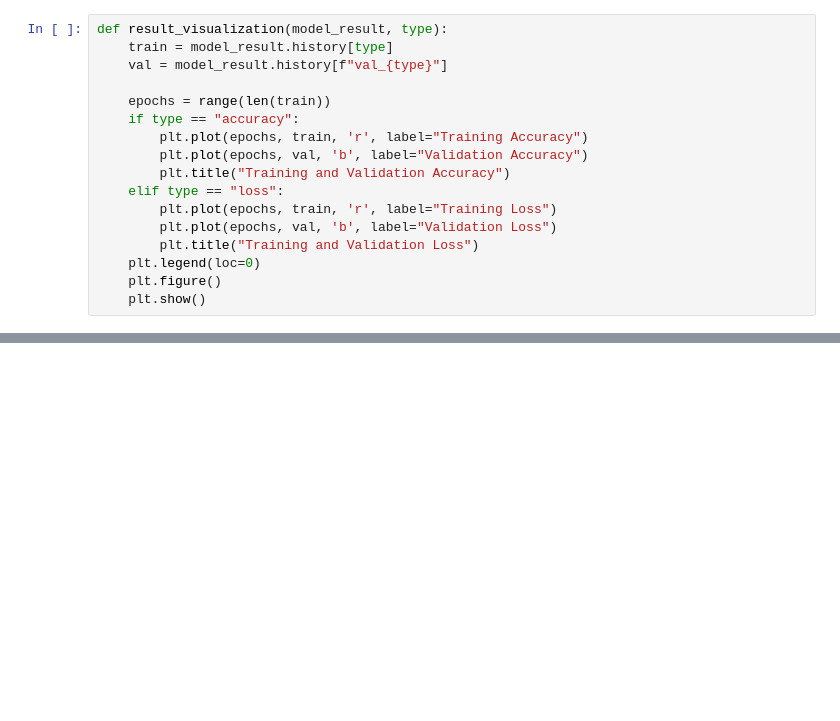
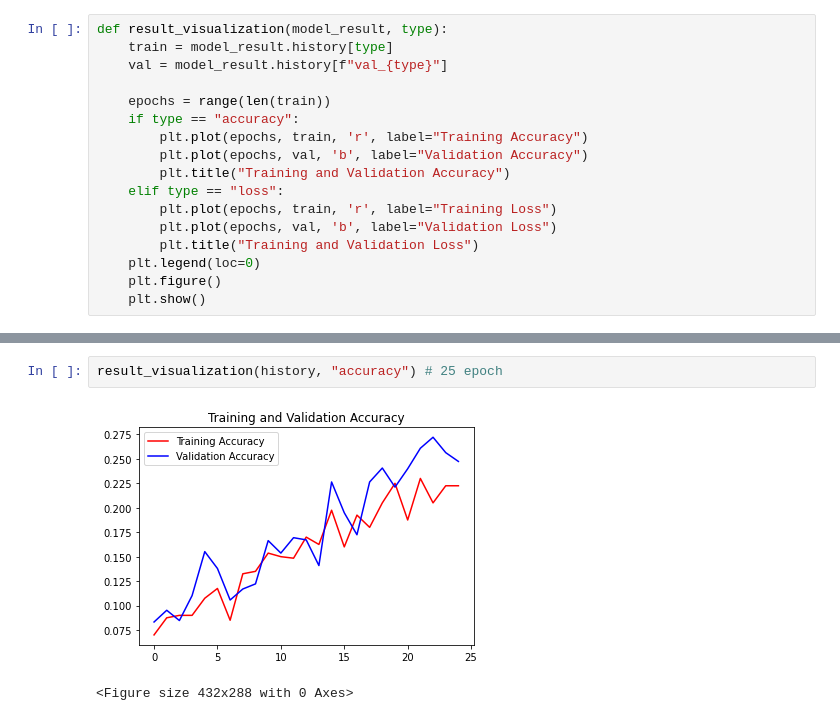
Before and after one commit to cat-pedigree/CatPedigree_ML_Model, a Jupyter notebook: model_CNN_bugi.ipynb, the cells around one changed output, grey strips where cells are left out. Cells and saved outputs as stored; diff of their text form; blank space fills up the shorter version.

```diff
--- a/model_CNN_bugi.ipynb
+++ b/model_CNN_bugi.ipynb
@@ -188 +196,6 @@ result_visualization(history, "accuracy")
 <Figure size 432x288 with 0 Axes>
+# %%
+result_visualization(history, "accuracy") # 25 epoch
+# %% [output]
+[figure, added]
+<Figure size 432x288 with 0 Axes>
```
Also changed, not shown: parts of 6 cells of this notebook, 2 other files.
